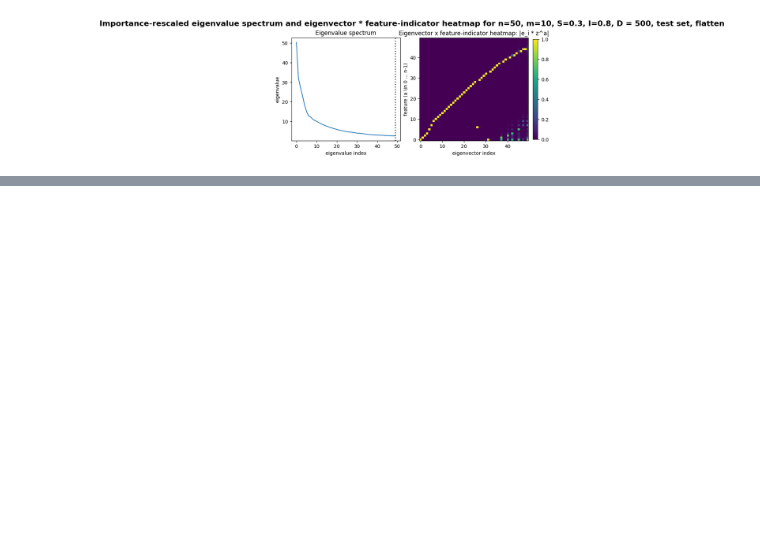
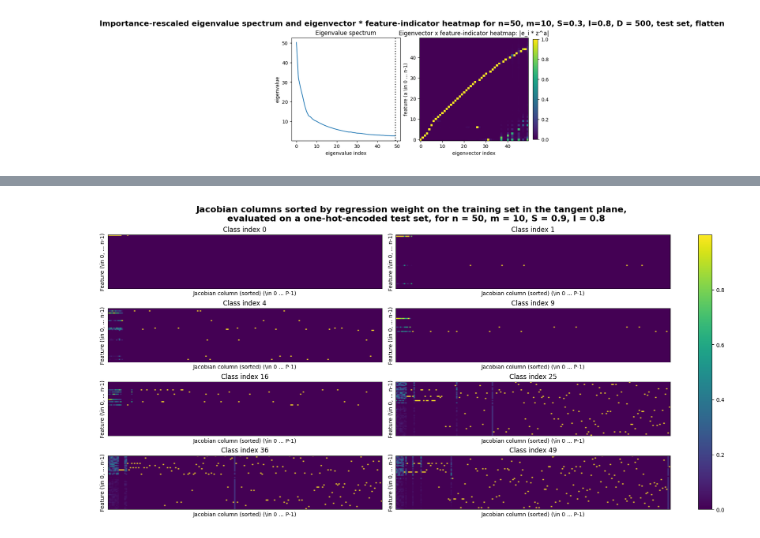
Before and after one commit to jylin04/mi-ntk, a Jupyter notebook: tms_exploration.ipynb, the cells around one changed output, grey strips where cells are left out. Saved outputs shown, nothing was run; the diff lists cells and outputs as text; code cells hidden in the pictures; blank space fills up the shorter version.

```diff
--- a/tms_exploration.ipynb
+++ b/tms_exploration.ipynb
@@ -779,0 +844,29 @@ eig_flat_plot_rescaled(model2, test_set_2, title = "Importance-rescaled eigenval
+# %%
+def get_top_weighted_columns(model: nn.Module, train_set: t.Tensor, test_set: t.Tensor, class_idx: int, k: int = 20) -> t.Tensor:
+  """
+  Return the top columns of the class Jacobian of the model on the test set, as ranked by the top weights
+  when we do the linear regression on the train set.
+  """
+  j = class_jacobian(model, train_set, class_idx)
+
+  # Normalize
+  j_std = j / j.std(dim=0, keepdim=True).clamp_min(1e-12)
+  y_center = (train_set[:,class_idx] - train_set[:,class_idx].mean()).to(device)
+
+  # Run the regression
+  λ = 1e-3 # ridge strength
+  JTJ = j_std.T @ j_std
+  W = t.linalg.solve(
+         JTJ + λ * t.eye(JTJ.shape[0]).to(device),
+         j_std.T @ y_center
+     )
+
+  # Get the indices of the top k most important columns
+  importance = W.abs()
+  topk = t.topk(importance, k=k)
+
+  # Rank the columns of the Jacobian *evaluaed on the test set* by these indices.
+  j_test = class_jacobian(model, test_set, class_idx)
+  topk_columns = j_test.index_select(dim=1, index=topk.indices)
+
+  return topk_columns
@@ -779,0 +920,6 @@ eig_flat_plot_rescaled(model2, test_set_2, title = "Importance-rescaled eigenval
+# %%
+heatmap(model2, dataset2, test_set_2, [0,1,4,9,16,25,36,49],
+ titles = ["Class index 0","Class index 1","Class index 4","Class index 9","Class index 16","Class index 25","Class index 36","Class index 49"],
+        suptitle = "Jacobian columns sorted by regression weight on the training set in the tangent plane, \n  evaluated on a one-hot-encoded test set, for n = 50, m = 10, S = 0.9, I = 0.8" , k=200)
+# %% [output]
+[figure, added]
```
Also changed, not shown: parts of 21 cells of this notebook.
